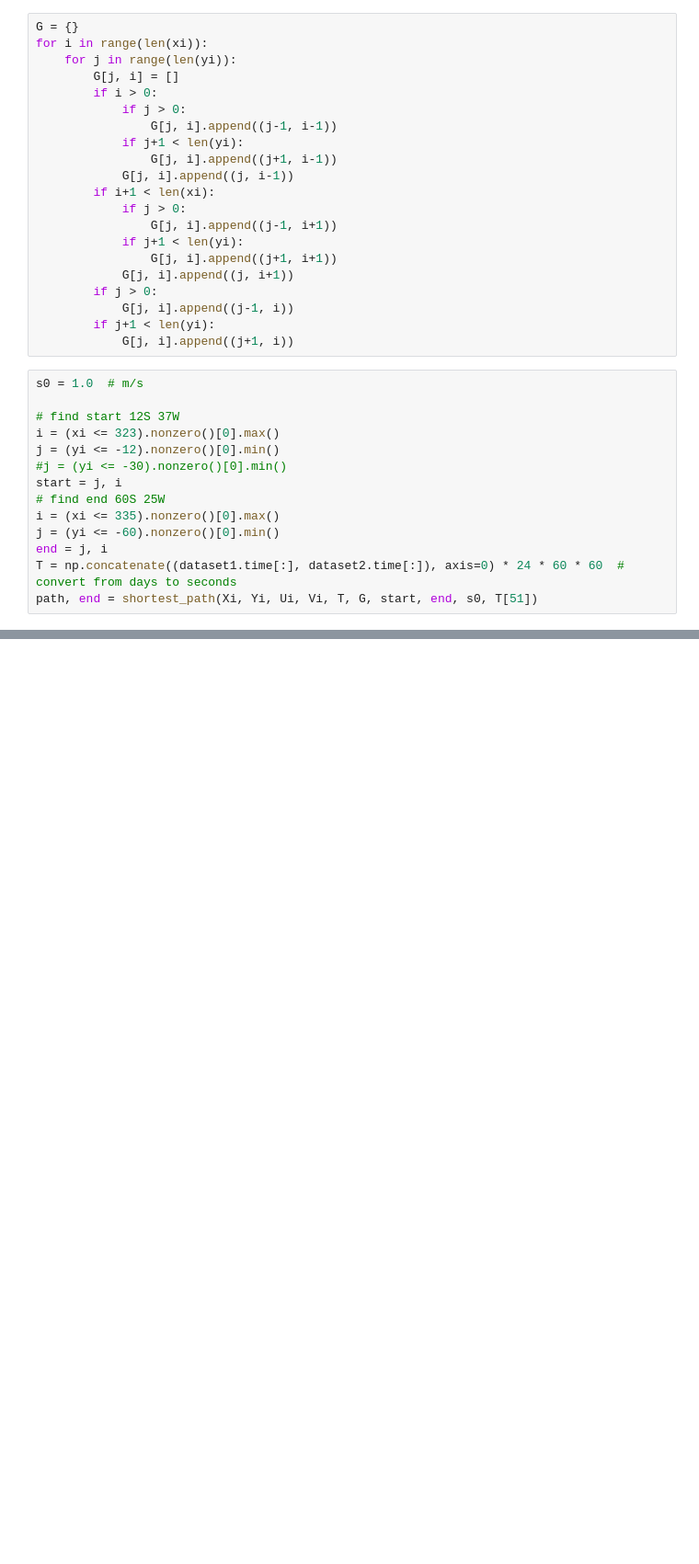
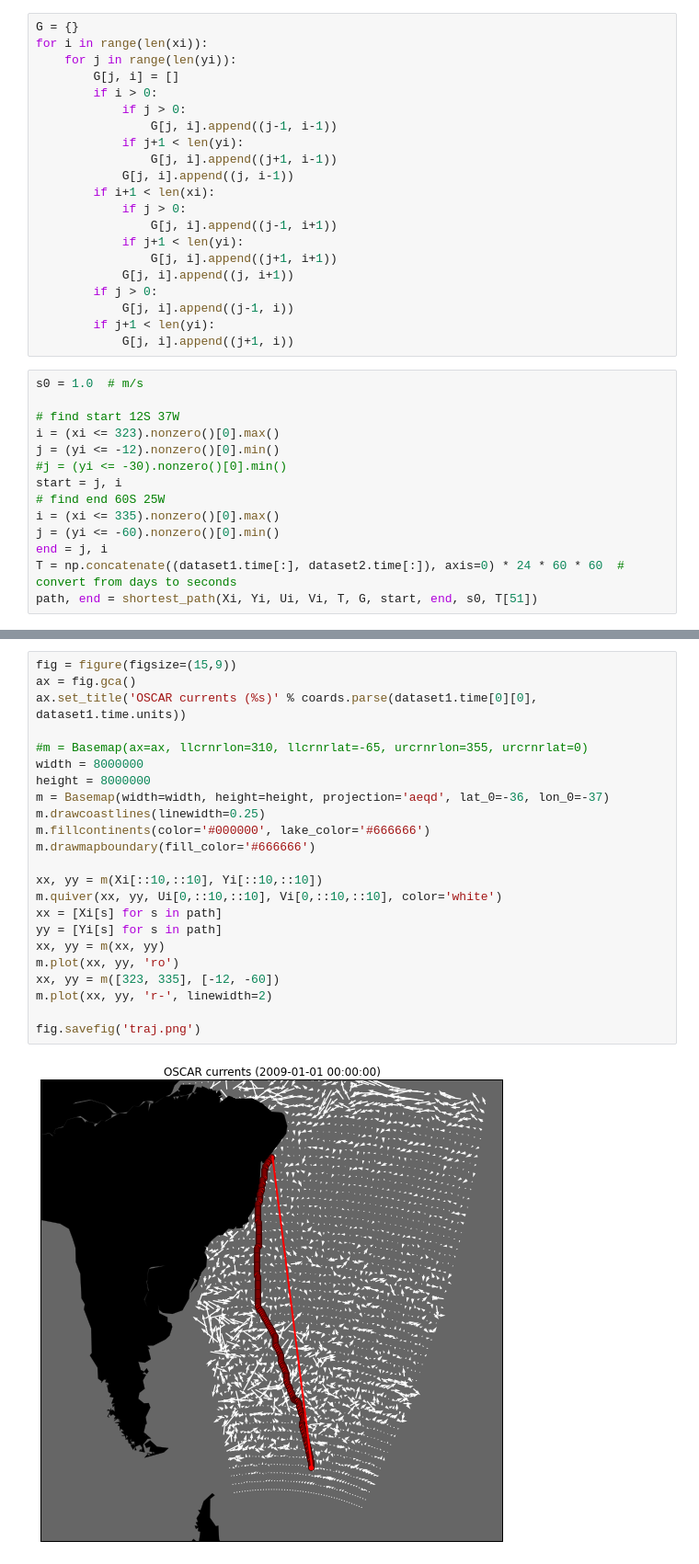
Before and after one commit to betodealmeida/notebooks, a Jupyter notebook: whale_migration/Analyzing tracks (external data).ipynb, the cells around one changed output, grey strips where cells are left out. Shown at 92% size. Saved outputs shown, nothing was run; the diff lists cells and outputs as text; blank space fills up the shorter version.

```diff
--- a/whale_migration/Analyzing tracks (external data).ipynb
+++ b/whale_migration/Analyzing tracks (external data).ipynb
@@ -274,0 +273,25 @@ print coards.parse(end/(24*60*60), dataset1.time.units)
+# %%
+fig = figure(figsize=(15,9))
+ax = fig.gca()
+ax.set_title('OSCAR currents (%s)' % coards.parse(dataset1.time[0][0], dataset1.time.units))
+
+#m = Basemap(ax=ax, llcrnrlon=310, llcrnrlat=-65, urcrnrlon=355, urcrnrlat=0)
+width = 8000000
+height = 8000000
+m = Basemap(width=width, height=height, projection='aeqd', lat_0=-36, lon_0=-37)
+m.drawcoastlines(linewidth=0.25)
+m.fillcontinents(color='#000000', lake_color='#666666')
+m.drawmapboundary(fill_color='#666666')
+
+xx, yy = m(Xi[::10,::10], Yi[::10,::10])
+m.quiver(xx, yy, Ui[0,::10,::10], Vi[0,::10,::10], color='white')
+xx = [Xi[s] for s in path]
+yy = [Yi[s] for s in path]
+xx, yy = m(xx, yy)
+m.plot(xx, yy, 'ro')
+xx, yy = m([323, 335], [-12, -60])
+m.plot(xx, yy, 'r-', linewidth=2)
+
+fig.savefig('traj.png')
+# %% [output]
+[figure, added]
```
Also changed, not shown: parts of 5 cells of this notebook.
